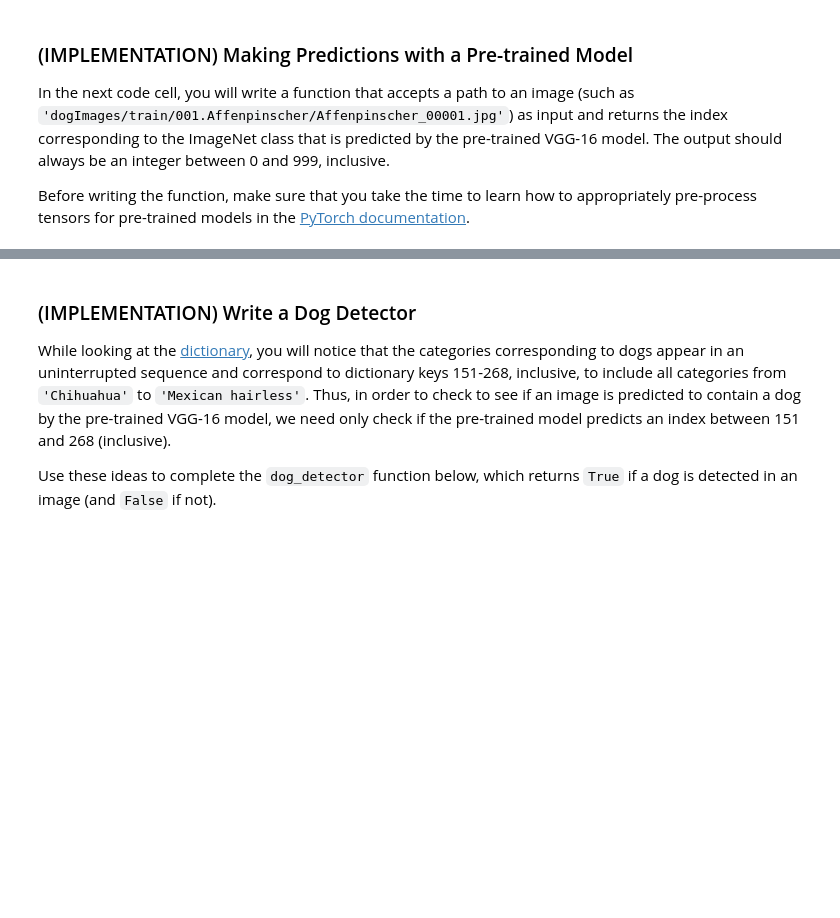
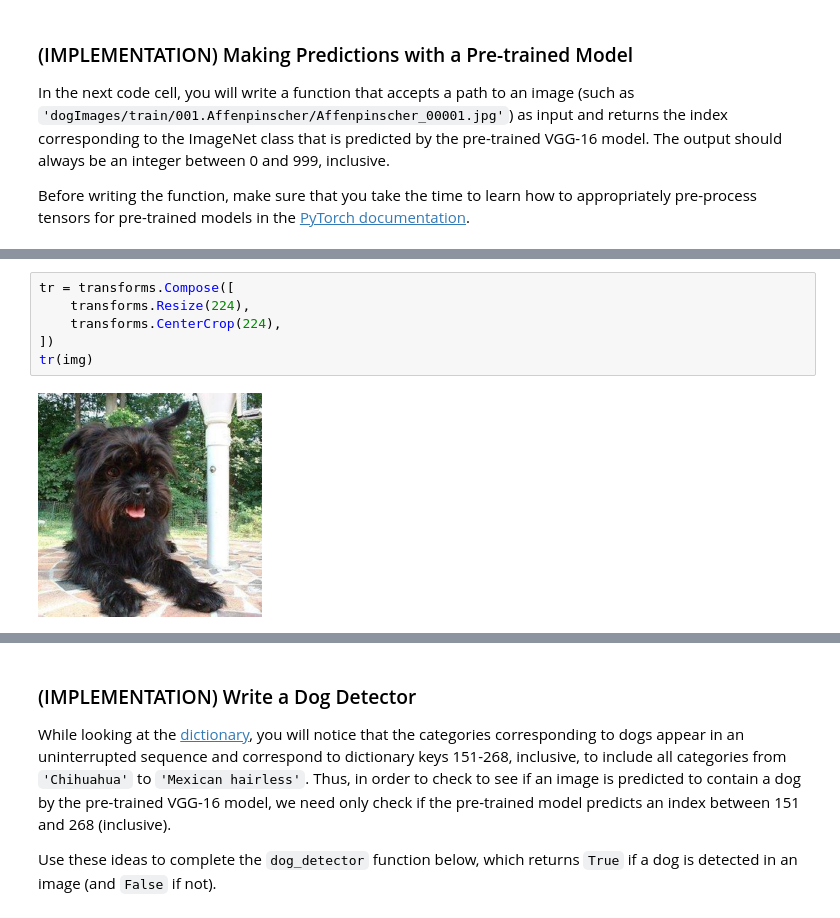
Before and after one commit to aruanalucena/deep-learning-v2-pytorch, a Jupyter notebook: project-dog-classification/dog_app.ipynb, the cells around one changed output, grey strips where cells are left out. Cells and saved outputs as stored; diff of their text form; blank space fills up the shorter version.

```diff
--- a/project-dog-classification/dog_app.ipynb
+++ b/project-dog-classification/dog_app.ipynb
@@ -340,0 +376,8 @@ def VGG16_predict(img_path):
+# %%
+tr = transforms.Compose([
+    transforms.Resize(224),
+    transforms.CenterCrop(224),
+])
+tr(img)
+# %% [output]
+[figure, added]
```
Also changed, not shown: parts of 6 cells of this notebook.
